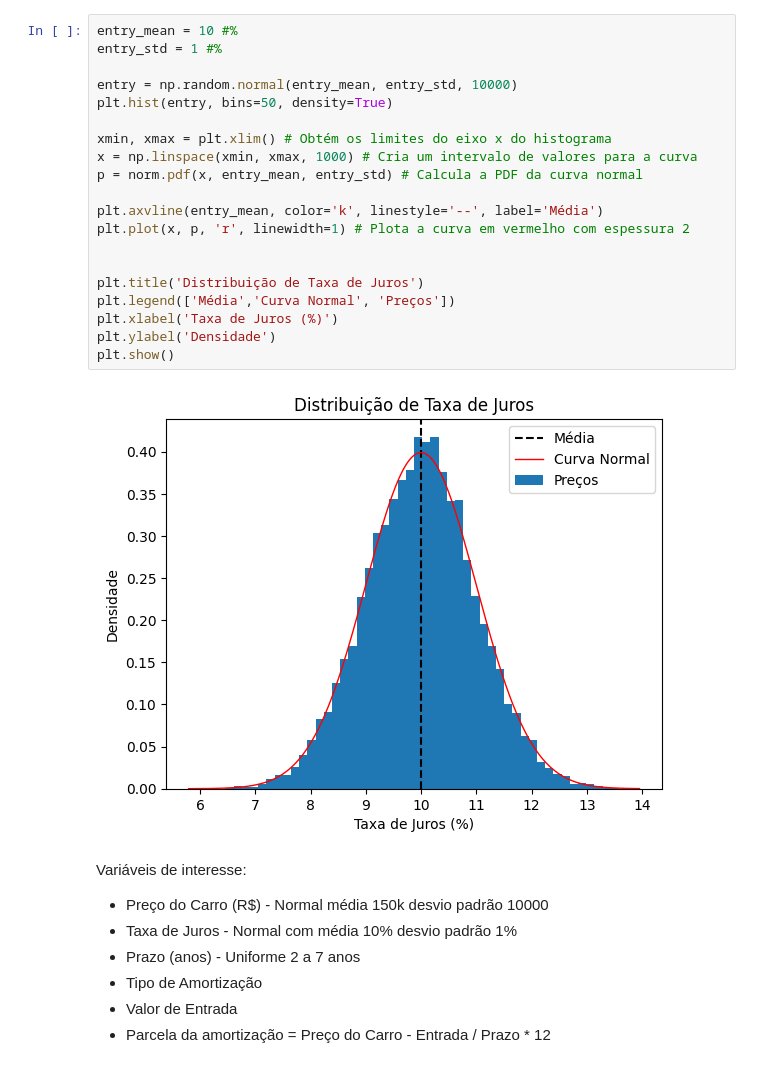
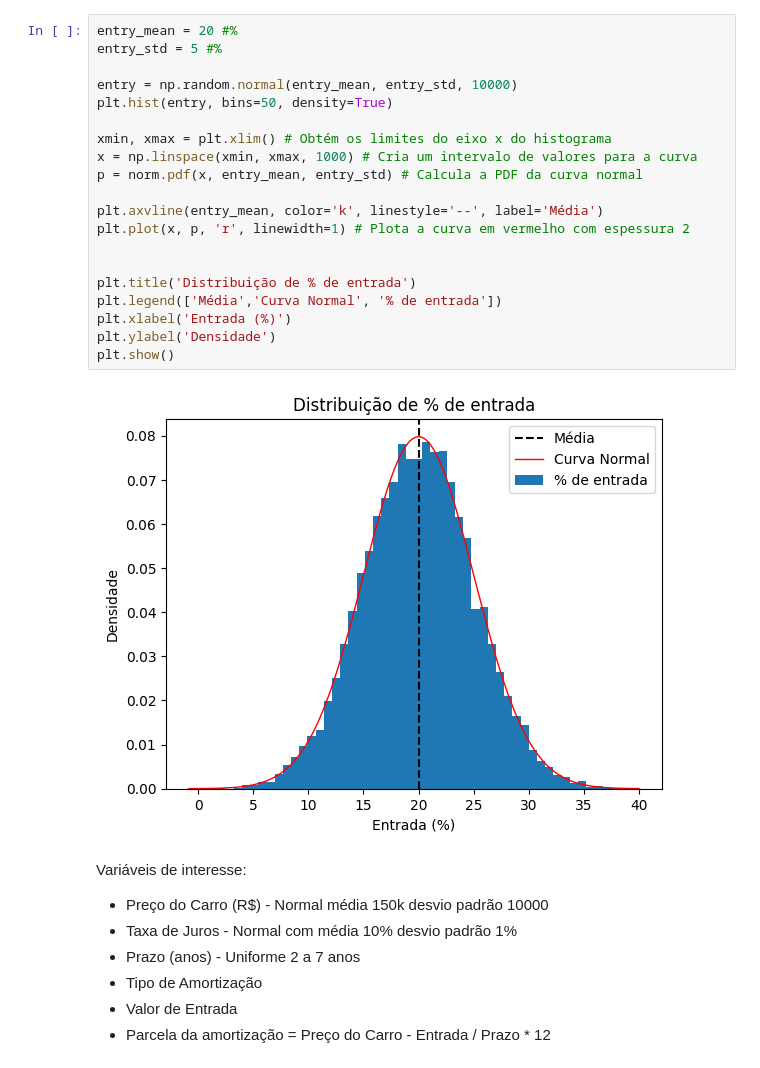
Before and after one commit to LuizAlbino/monte-carlo-car-price, a Jupyter notebook: monte-carlo-car-price.ipynb, the cells around one changed output. Drawn from its saved outputs; the diff is of its cells as text.

```diff
--- a/monte-carlo-car-price.ipynb
+++ b/monte-carlo-car-price.ipynb
@@ -75,25 +85,25 @@ plt.show()
 # %%
-entry_mean = 10 #%
-entry_std = 1 #%
+entry_mean = 20 #%
+entry_std = 5 #%
 
 entry = np.random.normal(entry_mean, entry_std, 10000)
 plt.hist(entry, bins=50, density=True)
 
 xmin, xmax = plt.xlim() # Obtém os limites do eixo x do histograma
 x = np.linspace(xmin, xmax, 1000) # Cria um intervalo de valores para a curva
 p = norm.pdf(x, entry_mean, entry_std) # Calcula a PDF da curva normal
 
 plt.axvline(entry_mean, color='k', linestyle='--', label='Média')
 plt.plot(x, p, 'r', linewidth=1) # Plota a curva em vermelho com espessura 2
 
 
-plt.title('Distribuição de Taxa de Juros')
-plt.legend(['Média','Curva Normal', 'Preços'])
-plt.xlabel('Taxa de Juros (%)')
+plt.title('Distribuição de % de entrada')
+plt.legend(['Média','Curva Normal', '% de entrada'])
+plt.xlabel('Entrada (%)')
 plt.ylabel('Densidade')
 plt.show()
 # %% [output]
-[figure, old version]
+[figure, new version]
 # %% [markdown]
 Variáveis de interesse:
 
```
Also changed, not shown: parts of 10 cells of this notebook.
